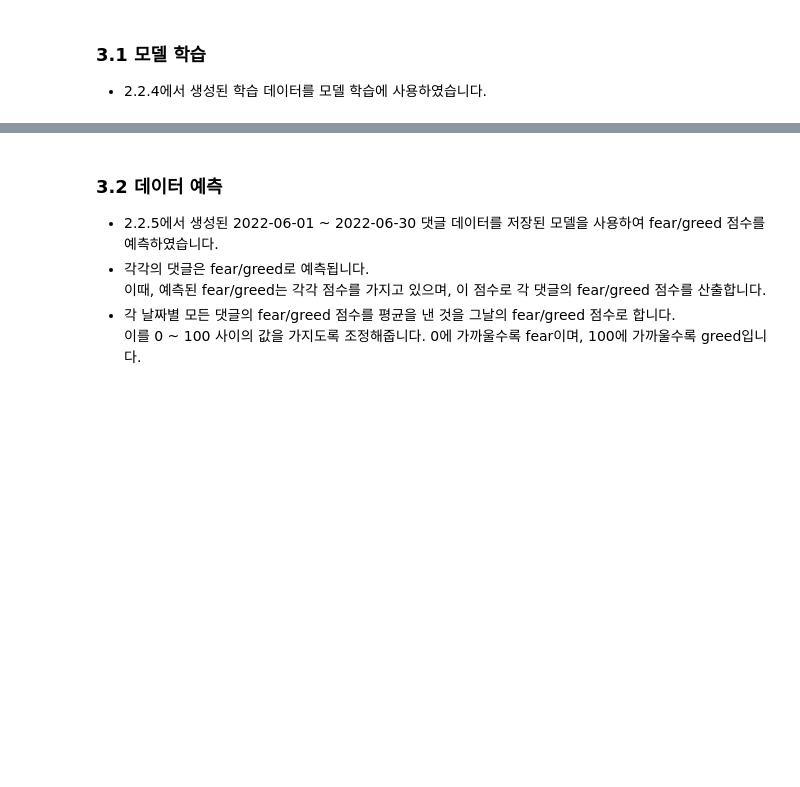
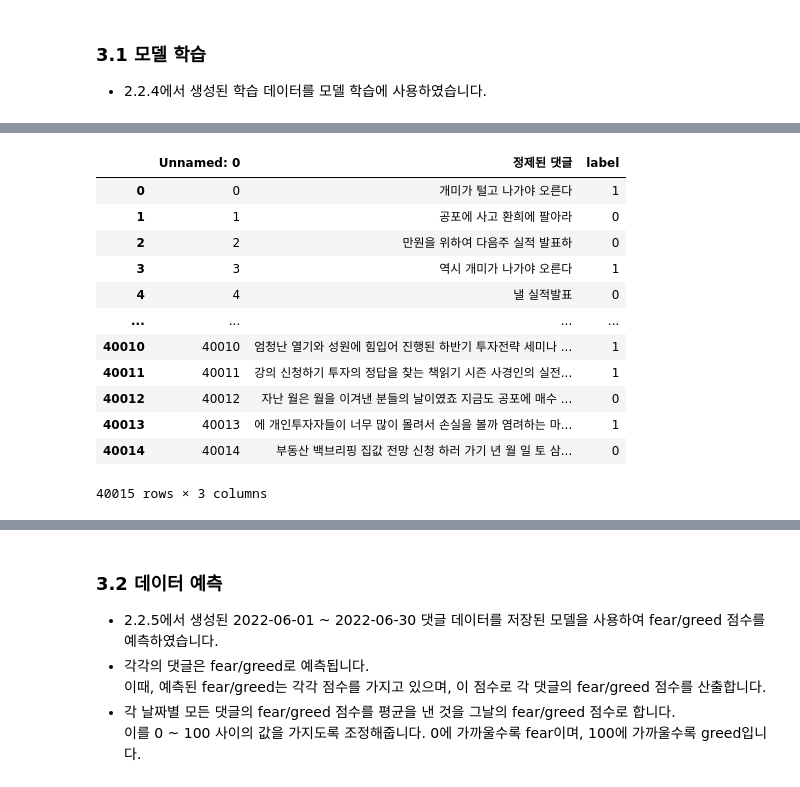
Before and after one commit to NewYorkKim/KRX_2022, a Jupyter notebook: master/제1회 KRX 금융 빅데이터 활용 아이디어 경진대회.ipynb, the cells around one changed output, grey strips where cells are left out. Saved outputs shown, nothing was run; the diff lists cells and outputs as text; code cells hidden in the pictures; blank space fills up the shorter version.

```diff
--- a/master/제1회 KRX 금융 빅데이터 활용 아이디어 경진대회.ipynb
+++ b/master/제1회 KRX 금융 빅데이터 활용 아이디어 경진대회.ipynb
@@ -561,0 +629,25 @@ drive.mount('/content/drive')
+# %%
+import pandas as pd
+
+# GPU 설정
+device = torch.device("cuda:0")
+
+# 데이터 적재
+file_path = "/content/drive/MyDrive/CNN/댓글/train_data.csv"
+df = pd.read_csv(file_path)
+
+df
+# %% [output]
+|  | Unnamed: 0 | 정제된 댓글 | label |
+| 0 | 0 | 개미가 털고 나가야 오른다 | 1 |
+| 1 | 1 | 공포에 사고 환희에 팔아라 | 0 |
+| 2 | 2 | 만원을 위하여 다음주 실적 발표하 | 0 |
+| 3 | 3 | 역시 개미가 나가야 오른다 | 1 |
+| 4 | 4 | 낼 실적발표 | 0 |
+| ... | ... | ... | ... |
+| 40010 | 40010 | 엄청난 열기와 성원에 힘입어 진행된 하반기 투자전략 세미나 ... | 1 |
+| 40011 | 40011 | 강의 신청하기 투자의 정답을 찾는 책읽기 시즌 사경인의 실전... | 1 |
+| 40012 | 40012 | 자난 월은 월을 이겨낸 분들의 날이였죠 지금도 공포에 매수 ... | 0 |
+| 40013 | 40013 | 에 개인투자자들이 너무 많이 몰려서 손실을 볼까 염려하는 마... | 1 |
+| 40014 | 40014 | 부동산 백브리핑 집값 전망 신청 하러 가기 년 월 일 토 삼... | 0 |
+40015 rows × 3 columns
```
Also changed, not shown: parts of 21 cells of this notebook.
